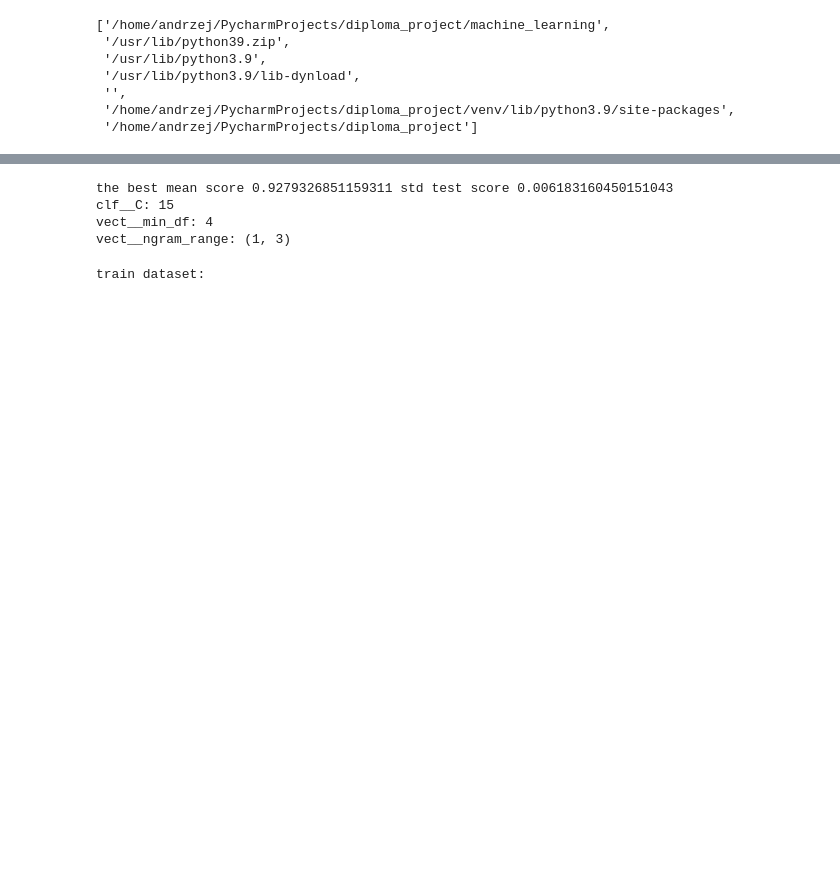
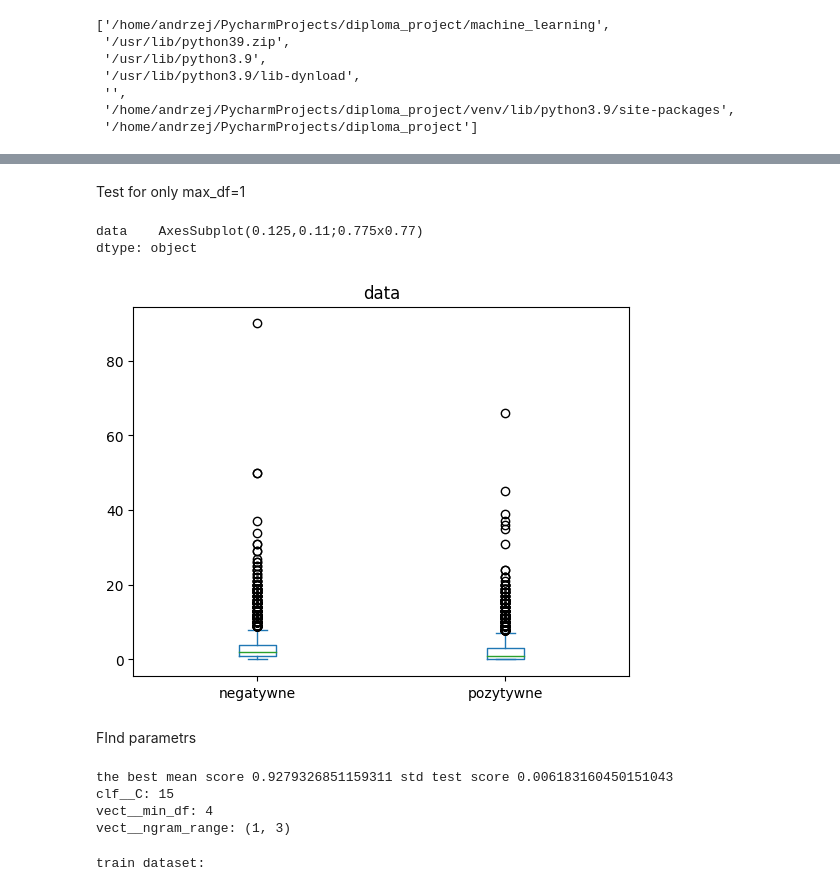
Before and after one commit to czechoa/diploma_project, a Jupyter notebook: machine_learning/data_set _selection_using_1_5_allegro.ipynb, the cells around one changed output, grey strips where cells are left out. Drawn from its saved outputs; the diff is of its cells as text; code cells hidden in the pictures; blank space fills up the shorter version.

```diff
--- a/machine_learning/data_set _selection_using_1_5_allegro.ipynb
+++ b/machine_learning/data_set _selection_using_1_5_allegro.ipynb
@@ -57,0 +69,15 @@ print(train_binary.shape[0])
+# %% [markdown]
+Test for only max_df=1
+# %%
+counter  = CountVectorizer(strip_accents='ascii',max_df=1)
+matrix_words = counter.fit_transform(text_train)
+counter.get_feature_names_out()
+
+# matrix_words.toarray().shape
+pd.DataFrame( {'data': np.sum(matrix_words.toarray(),axis=1), 'label': train_binary['ocena_tekst'].values}).plot.box(column="data", by="label")
+# %% [output]
+data    AxesSubplot(0.125,0.11;0.775x0.77)
+dtype: object
+[figure, added]
+# %% [markdown]
+FInd parametrs
```
Also changed, not shown: parts of 8 cells of this notebook, 8 other files.
